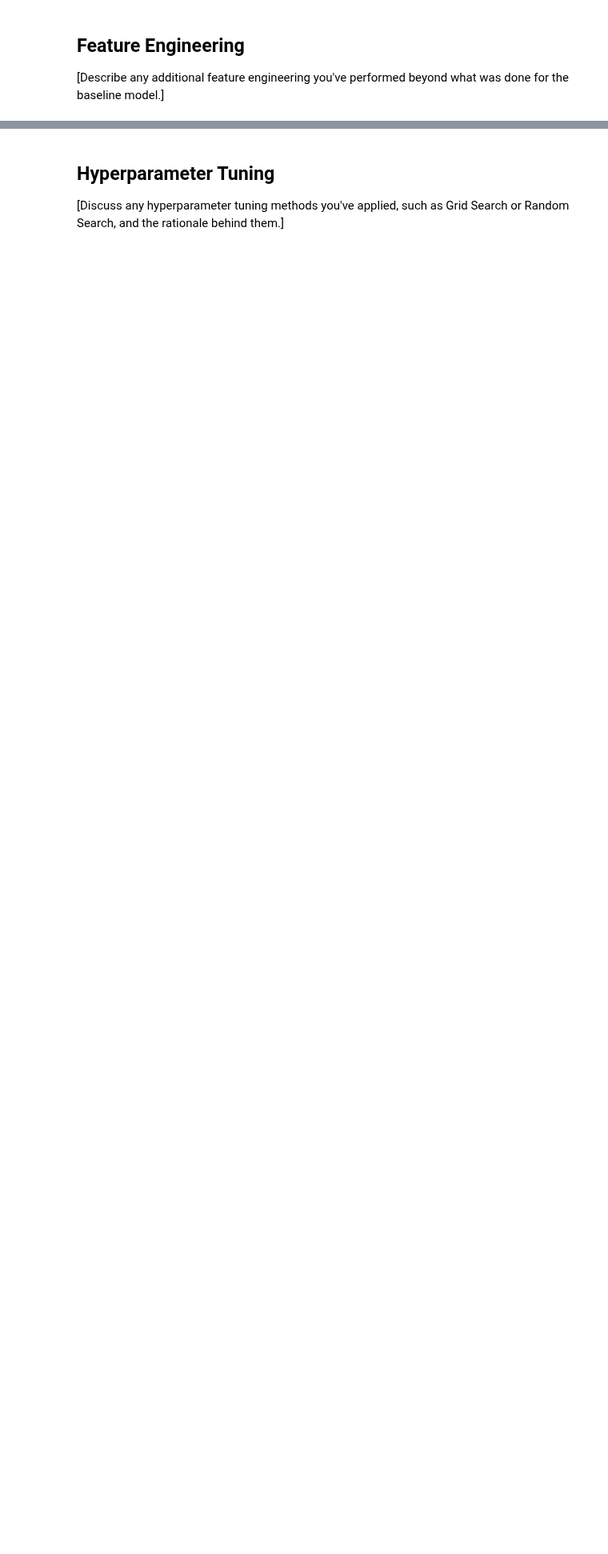
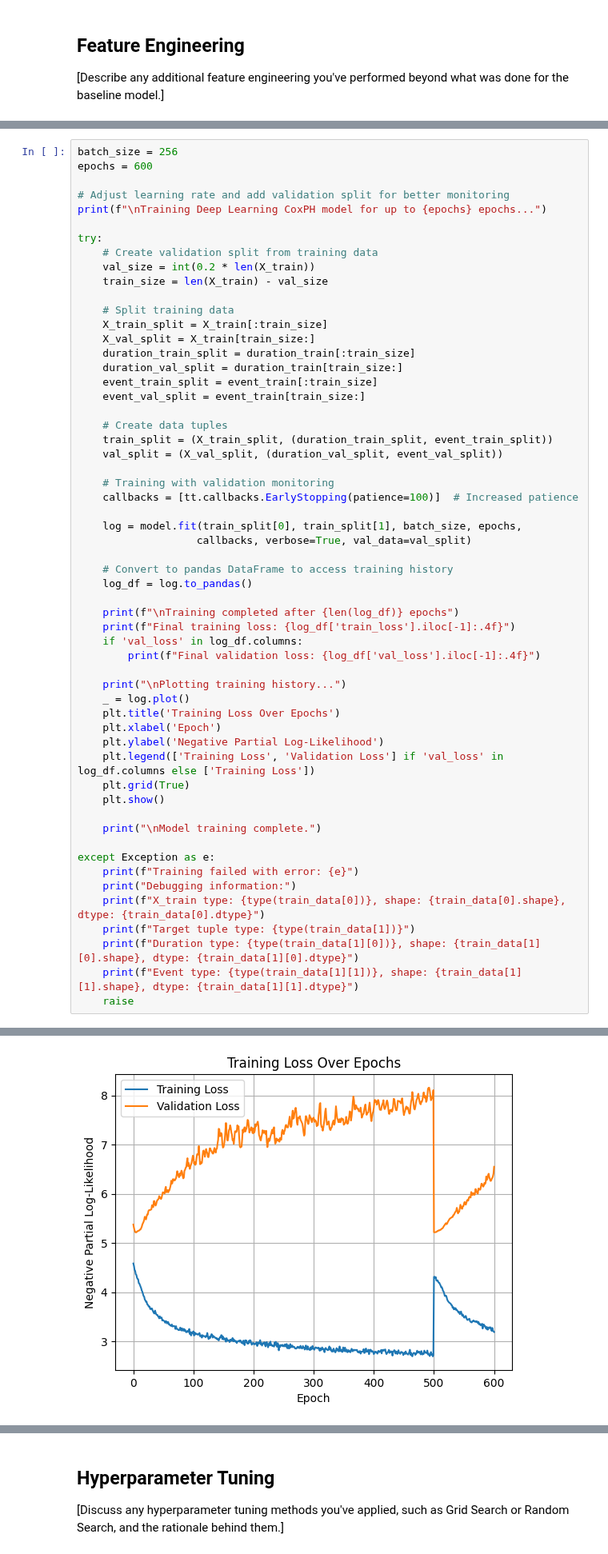
Before and after one commit to kaSae6/PredictLeukemiaSurvival, a Jupyter notebook: 3_Model/model_definition_evaluation_KS.ipynb, the cells around one changed output, grey strips where cells are left out. Shown at 80% size. Saved outputs shown, nothing was run; the diff lists cells and outputs as text; blank space fills up the shorter version.

Commit message:
deep cox model for prediction (horribly high validation loss...) overfitting?

```diff
--- a/3_Model/model_definition_evaluation_KS.ipynb
+++ b/3_Model/model_definition_evaluation_KS.ipynb
@@ -38,0 +450,58 @@ X_train, X_test, y_train, y_test = train_test_split(X, y, test_size=0.2, random_
+# %%
+batch_size = 256
+epochs = 600
+
+# Adjust learning rate and add validation split for better monitoring
+print(f"\nTraining Deep Learning CoxPH model for up to {epochs} epochs...")
+
+try:
+    # Create validation split from training data
+    val_size = int(0.2 * len(X_train))
+    train_size = len(X_train) - val_size
+
+    # Split training data
+    X_train_split = X_train[:train_size]
+    X_val_split = X_train[train_size:]
+    duration_train_split = duration_train[:train_size]
+    duration_val_split = duration_train[train_size:]
+    event_train_split = event_train[:train_size]
+    event_val_split = event_train[train_size:]
+
+    # Create data tuples
+    train_split = (X_train_split, (duration_train_split, event_train_split))
+    val_split = (X_val_split, (duration_val_split, event_val_split))
+
+    # Training with validation monitoring
+    callbacks = [tt.callbacks.EarlyStopping(patience=100)]  # Increased patience
+
+    log = model.fit(train_split[0], train_split[1], batch_size, epochs,
+                   callbacks, verbose=True, val_data=val_split)
+
+    # Convert to pandas DataFrame to access training history
+    log_df = log.to_pandas()
+
+    print(f"\nTraining completed after {len(log_df)} epochs")
+    print(f"Final training loss: {log_df['train_loss'].iloc[-1]:.4f}")
+    if 'val_loss' in log_df.columns:
+        print(f"Final validation loss: {log_df['val_loss'].iloc[-1]:.4f}")
+
+    print("\nPlotting training history...")
+    _ = log.plot()
+    plt.title('Training Loss Over Epochs')
+    plt.xlabel('Epoch')
+    plt.ylabel('Negative Partial Log-Likelihood')
+    plt.legend(['Training Loss', 'Validation Loss'] if 'val_loss' in log_df.columns else ['Training Loss'])
+    plt.grid(True)
+    plt.show()
+
+    print("\nModel training complete.")
+
+except Exception as e:
+    print(f"Training failed with error: {e}")
+    print("Debugging information:")
+    print(f"X_train type: {type(train_data[0])}, shape: {train_data[0].shape}, dtype: {train_data[0].dtype}")
+    print(f"Target tuple type: {type(train_data[1])}")
+    print(f"Duration type: {type(train_data[1][0])}, shape: {train_data[1][0].shape}, dtype: {train_data[1][0].dtype}")
+    print(f"Event type: {type(train_data[1][1])}, shape: {train_data[1][1].shape}, dtype: {train_data[1][1].dtype}")
+    raise
+# %% [output]
@@ -38,0 +525 @@ X_train, X_test, y_train, y_test = train_test_split(X, y, test_size=0.2, random_
+[figure, added]
```
Also changed, not shown: parts of 18 cells of this notebook, 1 other file.
